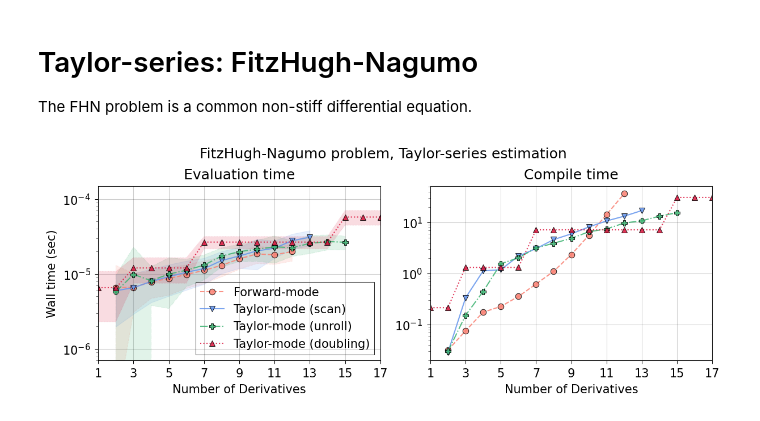
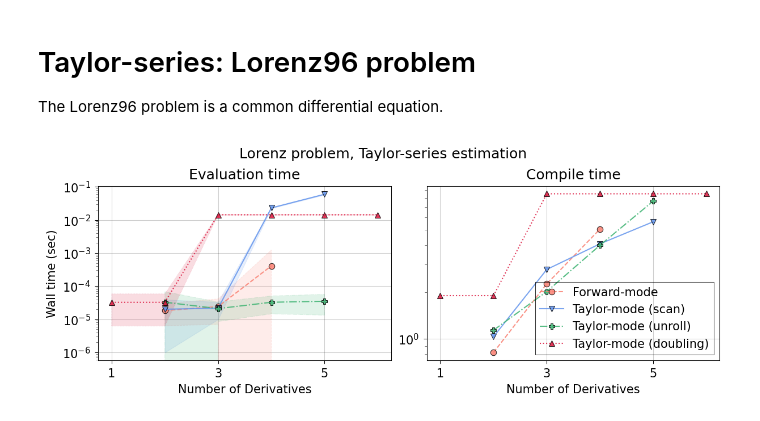
Before and after one commit to pnkraemer/probdiffeq, a Jupyter notebook: docs/benchmarks/taylor_lorenz/plot.ipynb, the cells around one changed output. Cells and saved outputs as stored; diff of their text form; code cells hidden in the pictures.

Commit message:
Lorenz is a high-dimensional NODE now

```diff
--- a/docs/benchmarks/taylor_lorenz/plot.ipynb
+++ b/docs/benchmarks/taylor_lorenz/plot.ipynb
@@ -1,7 +1,7 @@
 # %% [markdown]
-# Taylor-series: FitzHugh-Nagumo
+# Taylor-series: Lorenz96 problem
 
-The FHN problem is a common non-stiff differential equation.
+The Lorenz96 problem is a common differential equation.
 # %%
 """Benchmark all Taylor-series estimators on the Fitzhugh-Nagumo problem."""
 
@@ -59,9 +59,9 @@ def plot_results(axis_compile, axis_perform, results):
             inputs, range_lower, range_upper, **style, **style_area
         )
 
-    axis_compile.set_xlim((1, 17))
-    axis_perform.set_yticks((1e-6, 1e-5, 1e-4))
-    axis_perform.set_ylim((7e-7, 1.5e-4))
+    # axis_compile.set_xlim((1, 17))
+    # axis_perform.set_yticks((1e-6, 1e-5, 1e-4))
+    # axis_perform.set_ylim((7e-7, 1.5e-4))
     return axis_compile, axis_perform
 
 
@@ -74,23 +74,23 @@ def _adaptive_repeat(xs, ys):
 # %%
 plt.rcParams.update(notebook.plot_config())
 
 fig, (axis_perform, axis_compile) = plt.subplots(
     ncols=2, dpi=150, figsize=(8, 3), sharex=True, constrained_layout=True
 )
-fig.suptitle("FitzHugh-Nagumo problem, Taylor-series estimation")
+fig.suptitle("Lorenz problem, Taylor-series estimation")
 
 results = load_results()
 axis_compile, axis_perform = plot_results(axis_compile, axis_perform, results)
 
 axis_compile.set_title("Compile time")
 axis_perform.set_title("Evaluation time")
-axis_perform.legend(loc="lower right")
+axis_compile.legend(loc="lower right")
 axis_compile.set_xlabel("Number of Derivatives")
 axis_perform.set_xlabel("Number of Derivatives")
 axis_perform.set_ylabel("Wall time (sec)")
 axis_perform.grid()
 axis_compile.grid()
 
 plt.show()
 # %% [output]
-[figure, old version]
+[figure, new version]
```
Also changed, not shown: 4 other files.
